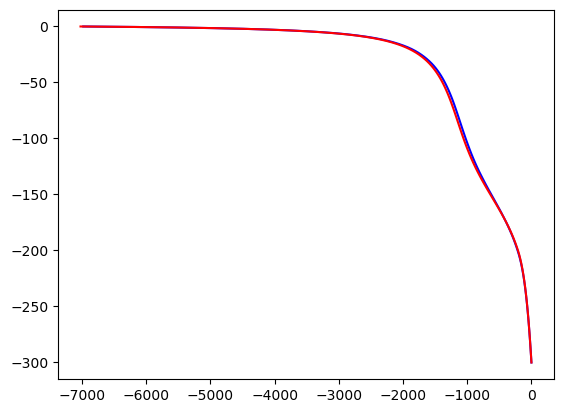
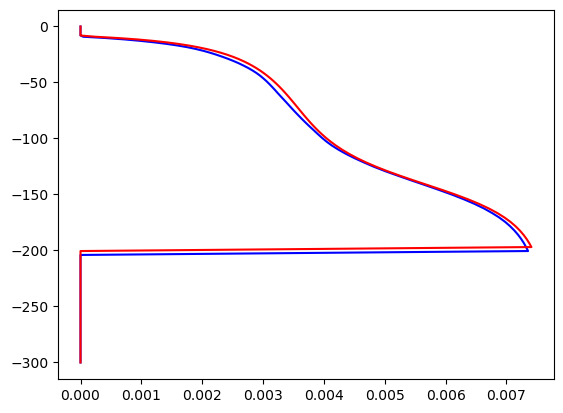
Unified diff of the notebook cell whose output changed from the first chart to the second:
--- before
+++ after
@@ -1,8 +1,8 @@
 
 hydrus_res = ml.read_nod_inf()
-t = 10
+t = 15
 plt.figure()
 s_hyd = hydrus_res[t]
 plt.plot(s_hyd['Sink'],s_hyd['Depth'],color='blue')
-plt.plot(hout[int(t),:],s_hyd['Depth'][::-1],color='red')
+plt.plot(sink_out[int(t),:]* 1440 ,s_hyd['Depth'][::-1],color='red')
 plt.show()

Commit: working!